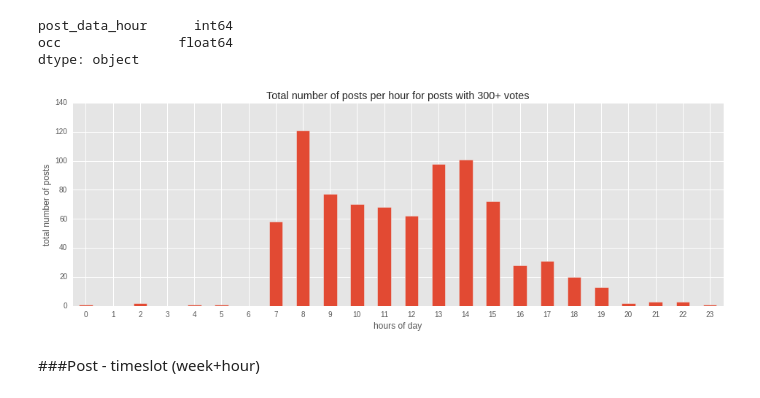
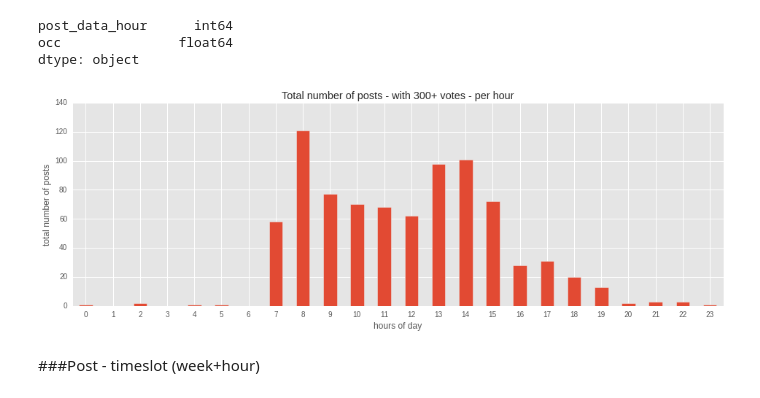
Before and after one commit to edoven/producthunt-analysis, a Jupyter notebook: analysis.ipynb, the cells around one changed output. Cells and saved outputs as stored; diff of their text form; code cells hidden in the pictures.

```diff
--- a/analysis.ipynb
+++ b/analysis.ipynb
@@ -108,7 +108,7 @@ median: 3
 # %% [markdown]
 ###Let's get top voted and commented posts
 # %%
-posts.sort('post_votes', ascending=False).head(10)[['post_name', 'post_tagline','post_comments','post_votes']].head(10)
+posts.sort('post_votes', ascending=False)[['post_name', 'post_tagline','post_comments','post_votes']].head(10)
 # %% [output]
 |  | post_name | post_tagline | post_comments | post_votes |
 | 2605 | Startup Stash | A curated directory of 400 resour... | 116 | 2520 |
@@ -648,17 +650,17 @@ dtype: object
 # %%
 postsPerHour_300votes_total.plot(kind='bar',
                                  x='post_data_hour',
                                  y='occ',
                                  figsize=(16, 5),
                                  legend=False)
 plt.xticks(rotation=0)
 #plt.xticks(np.arange(0,24, 1), np.arange(0,24, 1))
 plt.xlabel('hours of day')
 plt.ylabel('total number of posts')
-plt.title('Total number of posts per hour for posts with 300+ votes')
+plt.title('Total number of posts - with 300+ votes - per hour')
 plt.show()
 # %% [output]
-[figure, old version]
+[figure, new version]
 # %% [markdown]
 ###Post - timeslot (week+hour)
 # %%
```
Also changed, not shown: parts of 9 cells of this notebook.
